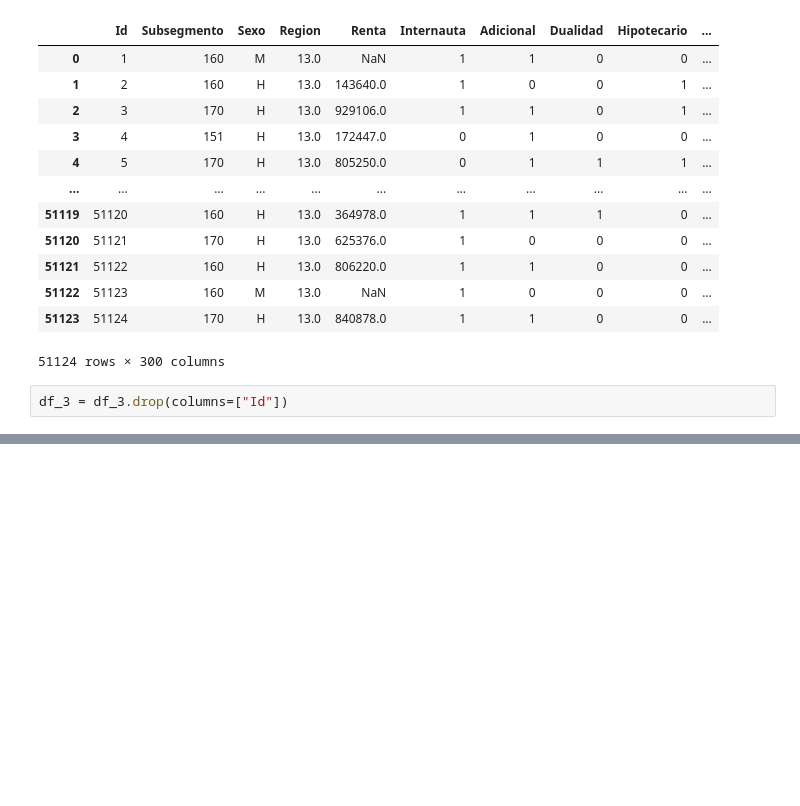
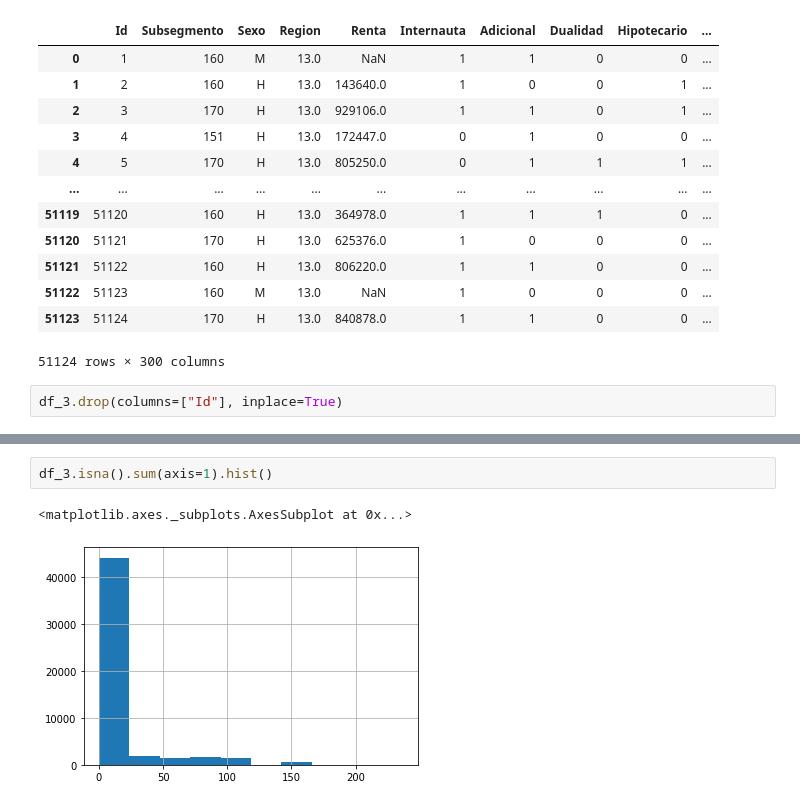
Before and after one commit to Maxibrionest/AVIZ.github.io, a Jupyter notebook: Entrega2/Entrega2.ipynb, the cells around one changed output, grey strips where cells are left out. Drawn from its saved outputs; the diff is of its cells as text; blank space fills up the shorter version.

```diff
--- a/Entrega2/Entrega2.ipynb
+++ b/Entrega2/Entrega2.ipynb
@@ -397,4 +397,4 @@ df_3
 | 51123 | 51124 | 170 | H | 13.0 | 840878.0 | 1 | 1 | 0 | 0 | ... |
 51124 rows × 300 columns
 # %%
-df_3 = df_3.drop(columns=["Id"])
+df_3.drop(columns=["Id"], inplace=True)
@@ -414,0 +432,5 @@ df_3 = df_3.drop(columns=["Id"])
+# %%
+df_3.isna().sum(axis=1).hist()
+# %% [output]
+<matplotlib.axes._subplots.AxesSubplot at 0x...>
+[figure, added]
```
Also changed, not shown: parts of 9 cells of this notebook.
